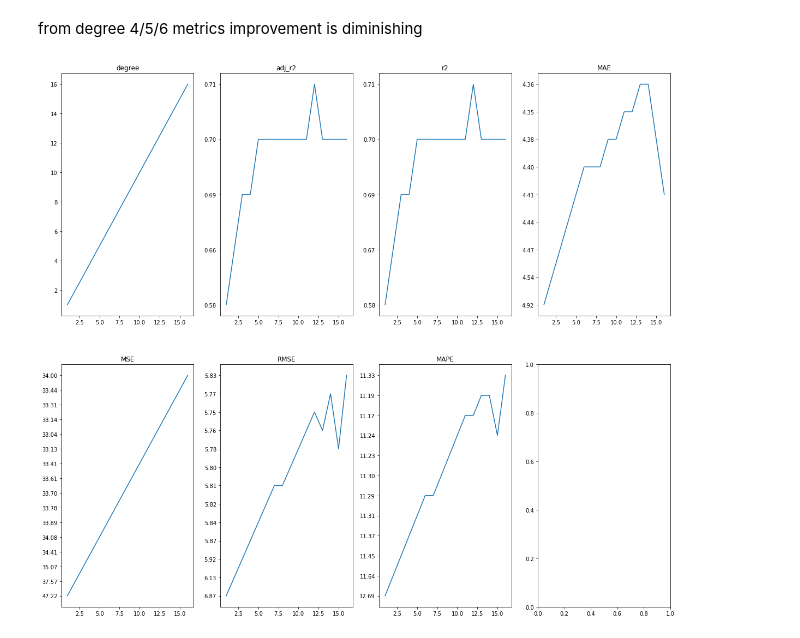
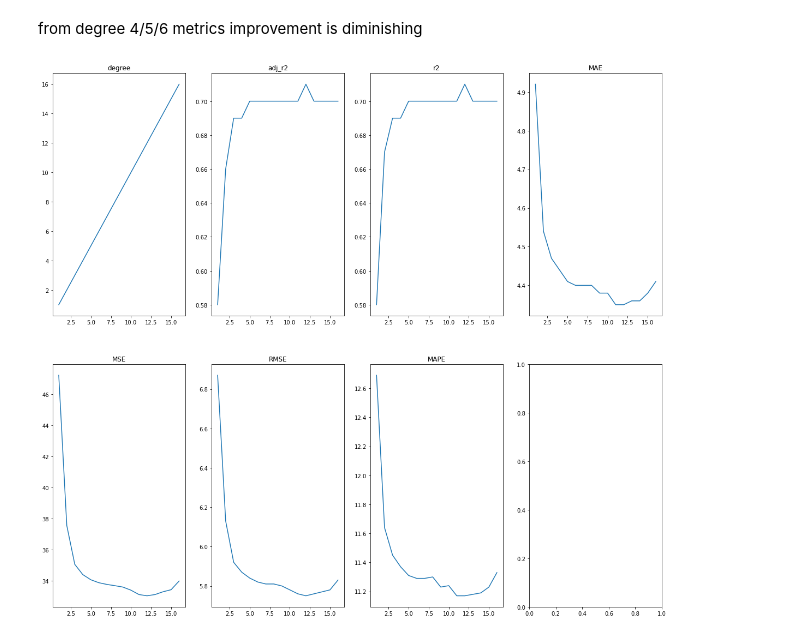
Before and after one commit to Gordi33/Statistical-Analysis, a Jupyter notebook: Polynomial-Regression.ipynb, the cells around one changed output. Cells and saved outputs as stored; diff of their text form; code cells hidden in the pictures.

```diff
--- a/Polynomial-Regression.ipynb
+++ b/Polynomial-Regression.ipynb
@@ -91,8 +119,8 @@ from degree 4/5/6 metrics improvement is diminishing
 # %%
 fig, ax = plt.subplots(2, 4, figsize = (20, 18))
 for i in range(1, 8):
     plt.subplot(2, 4, i)
     plt.title(column_header[i-1])
-    plt.plot(myErrors_df['degree'],myErrors_df[column_header[i-1]])
+    plt.plot(myErrors_df['degree'].astype(int), myErrors_df[column_header[i-1]].astype(float))
 # %% [output]
-[figure, old version]
+[figure, new version]
```
Also changed, not shown: parts of 10 cells of this notebook, 4 other files.
